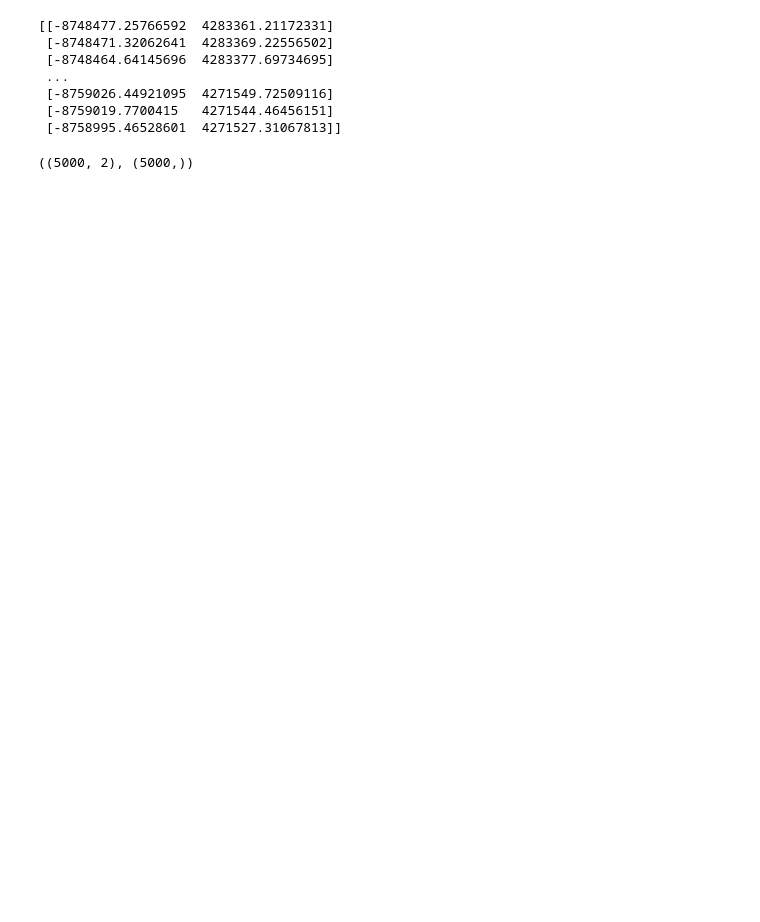
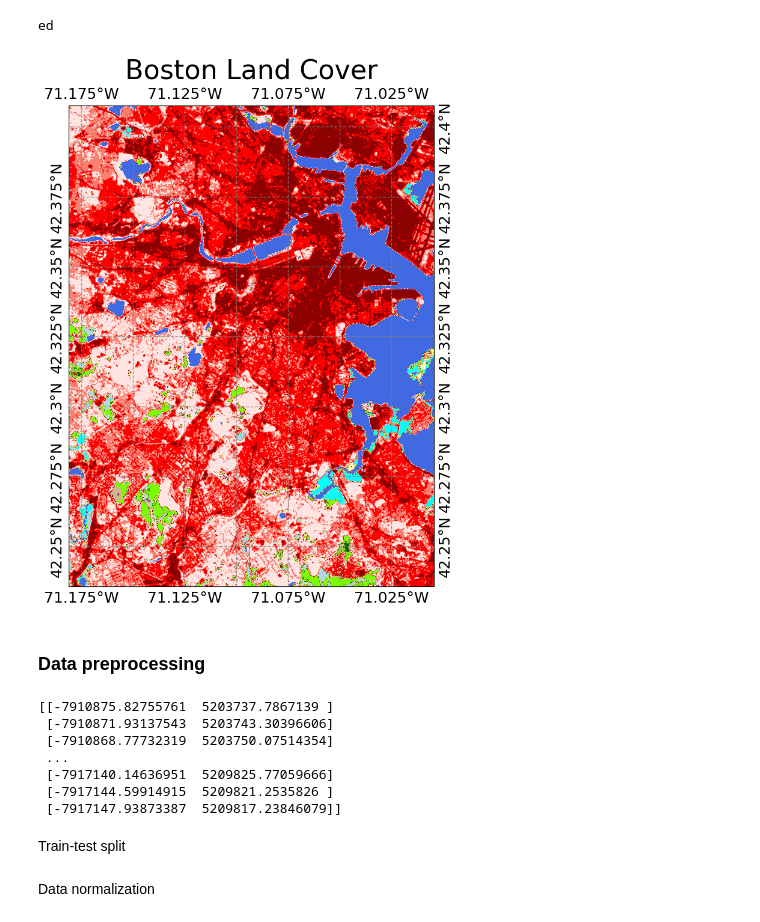
Before and after one commit to edrian-liao/uhi-deep-learning, a Jupyter notebook: notebooks/05_non-stationary_modelling.ipynb, the cells around one changed output. Cells and saved outputs as stored; diff of their text form; code cells hidden in the pictures; blank space fills up the shorter version.

```diff
--- a/notebooks/05_non-stationary_modelling.ipynb
+++ b/notebooks/05_non-stationary_modelling.ipynb
@@ -25,7 +36,7 @@ Datum: World Geodetic System 1984
 - Ellipsoid: WGS 84
 - Prime Meridian: Greenwich
 # %%
-# gdf = gdf.to_crs(epsg=3857)
+gdf = gdf.to_crs(epsg=3857) # in meters
 bounds = gdf.total_bounds
 bounds
 # %% [output]
@@ -33,14 +53,53 @@ array([-78.966885  ,  35.71172667, -78.51526   ,  36.05379667])
+# %%
+tif_nlcd = f'../data/land/{city}_nlcd.tif'
+with rio.open(tif_nlcd) as src:
+    nlcd = src.read(1)
+    bounds = src.bounds
+
+
+new_nlcd = nlcd.copy()
+for i, j in enumerate(np.unique(nlcd)):
+    new_nlcd[nlcd == j] = i
+
+# Generate land cover colormap
+fig = plt.figure(figsize=(10, 10))
+
+# Plot the raster data
+img_extent = (bounds.left, bounds.right, bounds.bottom, bounds.top)
+
+ax = fig.add_axes([0.1, 0.1, 0.8, 0.8], projection=ccrs.epsg(3857))
+gl = ax.gridlines(crs=ccrs.PlateCarree(), draw_labels=True,
+                    linewidth=1, color='gray', alpha=0.8, linestyle='--', ylabel_style={'size': 18, 'rotation': 'vertical'}, xlabel_style={'size': 18})
+
+img = plt.imshow(new_nlcd, extent=img_extent, cmap=custom_colormap())
+
+# Add scatter points for the coordinates
+# ax.scatter(converted_coordinates[1], converted_coordinates[0], color='black', s=400, transform=ccrs.PlateCarree(), label='Sample Points')
+
+# Add legend for points
+# ax.legend(loc='upper right', fontsize=12)
+
+fig.suptitle(f'{city} Land Cover', fontsize=32)
+
+# Save or display the plot
+# plt.savefig(f'../figures/{city}_nlcd.png', dpi=300, bbox_inches='tight')
+plt.show()
+# %% [output]
+ed
+[figure, added]
+# %% [markdown]
+### Data preprocessing
 # %%
 gdf['x'] = gdf.geometry.x
 gdf['y'] = gdf.geometry.y
 coordinates = gdf[['x', 'y']].to_numpy()
 print(coordinates)
 # %% [output]
-[[-8748477.25766592  4283361.21172331]
- [-8748471.32062641  4283369.22556502]
- [-8748464.64145696  4283377.69734695]
+[[-7910875.82755761  5203737.7867139 ]
+ [-7910871.93137543  5203743.30396606]
+ [-7910868.77732319  5203750.07514354]
  ...
- [-8759026.44921095  4271549.72509116]
- [-8759019.7700415   4271544.46456151]
- [-8758995.46528601  4271527.31067813]]
+ [-7917140.14636951  5209825.77059666]
+ [-7917144.59914915  5209821.2535826 ]
+ [-7917147.93873387  5209817.23846079]]
 # %%
@@ -48,8 +107,2 @@ X, y = coordinates, gdf.temp_f.to_numpy()
-# %%
-import numpy as np
-random_indices = np.random.choice(len(X), size=5000, replace=False)
-X = X[random_indices]
-y = y[random_indices]
-X.shape, y.shape
-# %% [output]
-((5000, 2), (5000,))
+# %% [markdown]
+Train-test split
@@ -56 +118,3 @@ X.shape, y.shape
+# %% [markdown]
+Data normalization
 # %%
```
Also changed, not shown: parts of 71 cells of this notebook, 6 other files.
